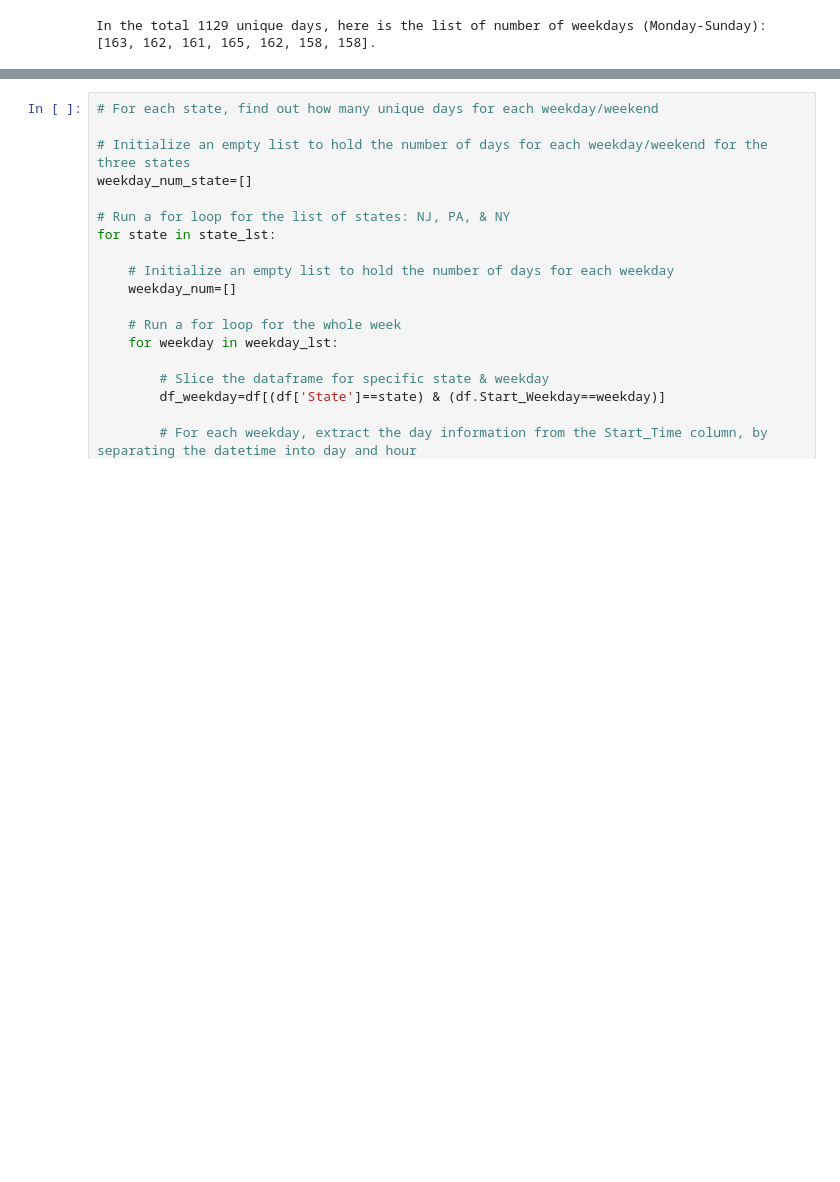
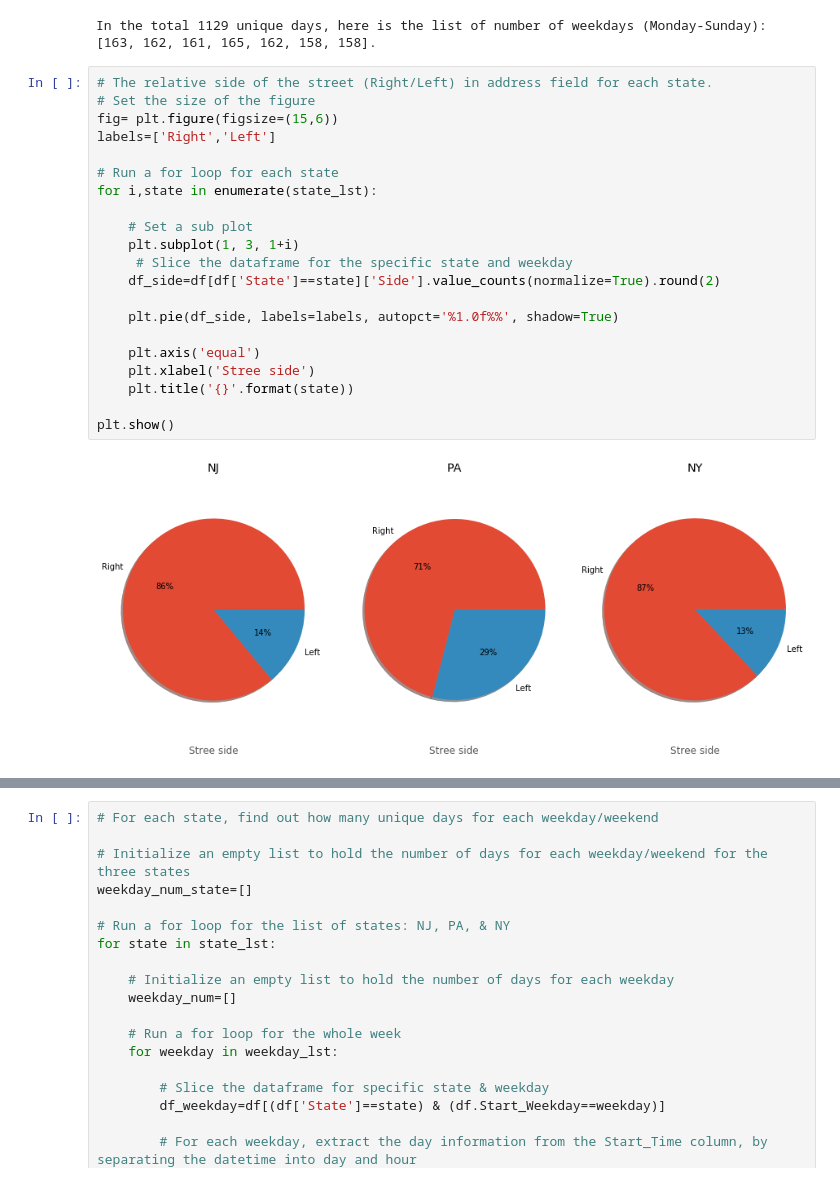
Before and after one commit to RonghuiZhou/us-accidents, a Jupyter notebook: Step 2. Data Analysis_averaged.ipynb, the cells around one changed output, grey strips where cells are left out. Saved outputs shown, nothing was run; the diff lists cells and outputs as text; blank space fills up the shorter version.

Commit message:
add pie plots
 add pie plots for street side and weather condition

```diff
--- a/Step 2. Data Analysis_averaged.ipynb
+++ b/Step 2. Data Analysis_averaged.ipynb
@@ -79,3 +99,26 @@ for weekday in weekday_lst:
 print('In the total {} unique days, here is the list of number of weekdays (Monday-Sunday): {}.'.format(np.sum(weekday_num),weekday_num))
 # %% [output]
 In the total 1129 unique days, here is the list of number of weekdays (Monday-Sunday): [163, 162, 161, 165, 162, 158, 158].
+# %%
+# The relative side of the street (Right/Left) in address field for each state.
+# Set the size of the figure
+fig= plt.figure(figsize=(15,6))
+labels=['Right','Left']
+
+# Run a for loop for each state
+for i,state in enumerate(state_lst):
+
+    # Set a sub plot
+    plt.subplot(1, 3, 1+i)
+     # Slice the dataframe for the specific state and weekday
+    df_side=df[df['State']==state]['Side'].value_counts(normalize=True).round(2)
+
+    plt.pie(df_side, labels=labels, autopct='%1.0f%%', shadow=True)
+
+    plt.axis('equal')
+    plt.xlabel('Stree side')
+    plt.title('{}'.format(state))
+
+plt.show()
+# %% [output]
+[figure, added]
```
Also changed, not shown: parts of 3 cells of this notebook.
